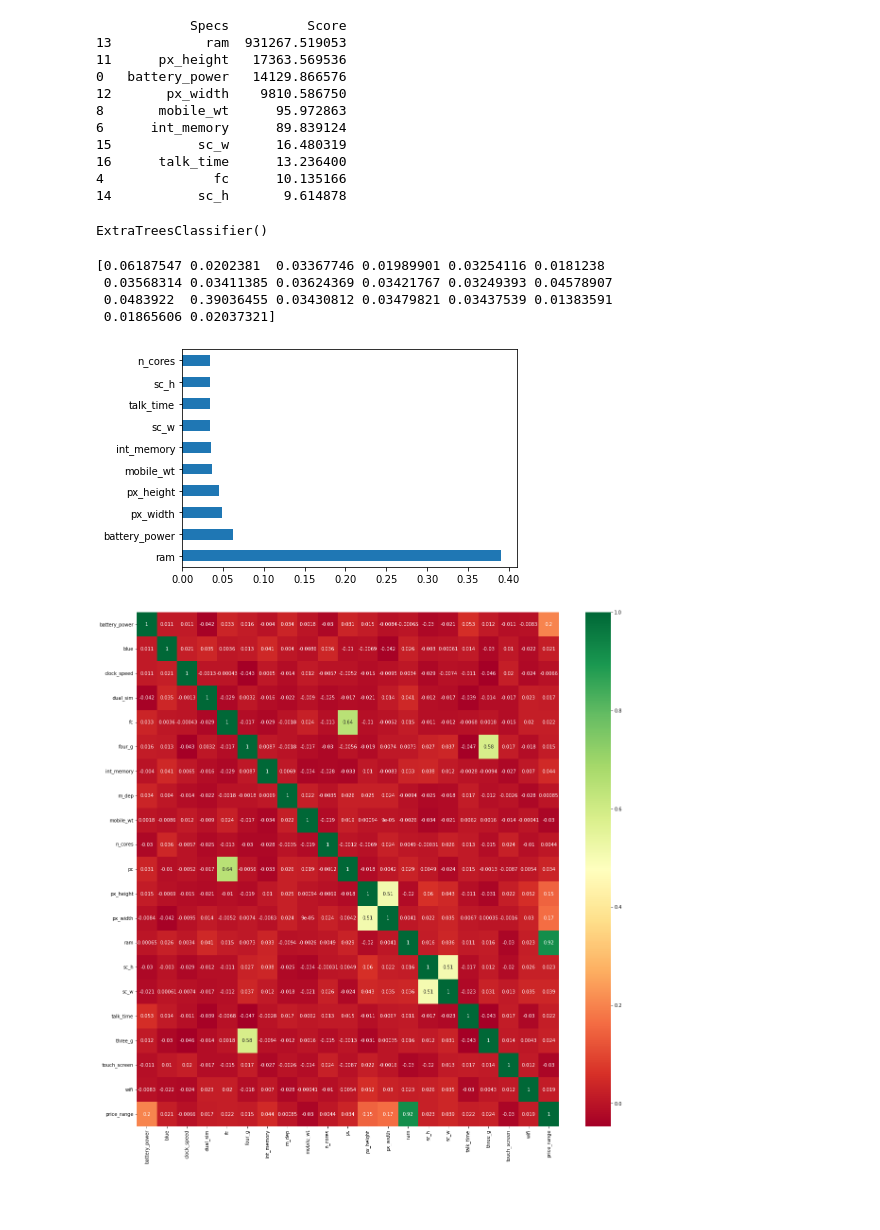
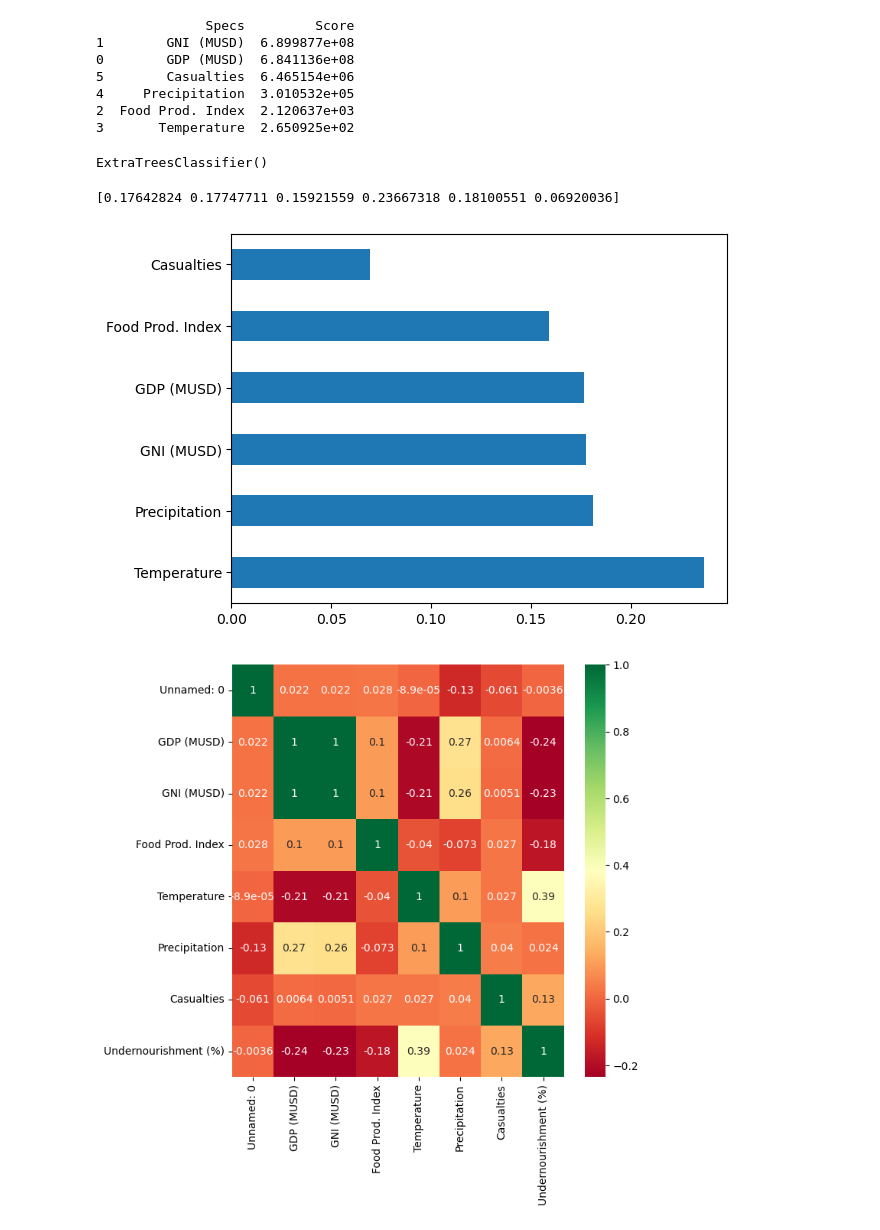
Before and after one commit to sonic171717/undernourishment_prediction, a Jupyter notebook: Models/correlation_one_year_future.ipynb, the cells around one changed output. Saved outputs shown, nothing was run; the diff lists cells and outputs as text; code cells hidden in the pictures; blank space fills up the shorter version.

Commit message:
correlation data

```diff
--- a/Models/correlation_one_year_future.ipynb
+++ b/Models/correlation_one_year_future.ipynb
@@ -16 +13,12 @@ y = data.iloc[:,-1] #target column i.e price range
+# %%
+df = pd.read_csv("Combined_dataset_predict_1year.csv").drop(columns="Unnamed: 0") #.drop(columns=["Unnamed: 0", "GAUL", "M49", "Area", "Year"])
+#df["Casualties"] = df["Casualties"].fillna(0)
+#df["Undernourishment (%)"] = df["Undernourishment (%)"].replace({"<2.5": 0})
+#df["Undernourishment (%)"] = pd.to_numeric(df["Undernourishment (%)"])
+#df = df.dropna()
+df["Undernourishment (%)"] = df["Undernourishment (%)"].apply(lambda x: x*10)
+df["Undernourishment (%)"] = df["Undernourishment (%)"].astype(int)
+
+X = df.iloc[:,0:6] #independent columns
+y = df.iloc[:,-1] #target column i.e price range
 # %%
@@ -57,17 +54,13 @@ featureScores
 # %%
-print(featureScores.nlargest(10,"Score"))  #print 10 best features
+print(featureScores.nlargest(6,"Score"))  #print 10 best features
 # %% [output]
-            Specs          Score
-13            ram  931267.519053
-11      px_height   17363.569536
-0   battery_power   14129.866576
-12       px_width    9810.586750
-8       mobile_wt      95.972863
-6      int_memory      89.839124
-15           sc_w      16.480319
-16      talk_time      13.236400
-4              fc      10.135166
-14           sc_h       9.614878
+              Specs         Score
+1        GNI (MUSD)  6.899877e+08
+0        GDP (MUSD)  6.841136e+08
+5        Casualties  6.465154e+06
+4     Precipitation  3.010532e+05
+2  Food Prod. Index  2.120637e+03
+3       Temperature  2.650925e+02
 # %%
 # Feature Importance
 # You can get the feature importance of each feature of your dataset by using the feature importance property of the model.
@@ -85,17 +78,14 @@ ExtraTreesClassifier()
 # %%
 print(model.feature_importances_) #use inbuilt class feature_importances of tree based classifiers
 # %% [output]
-[0.06187547 0.0202381  0.03367746 0.01989901 0.03254116 0.0181238
- 0.03568314 0.03411385 0.03624369 0.03421767 0.03249393 0.04578907
- 0.0483922  0.39036455 0.03430812 0.03479821 0.03437539 0.01383591
- 0.01865606 0.02037321]
+[0.17642824 0.17747711 0.15921559 0.23667318 0.18100551 0.06920036]
 # %%
 #plot graph of feature importances for better visualization
 feat_importances = pd.Series(model.feature_importances_, index=X.columns)
-feat_importances.nlargest(10).plot(kind='barh')
+feat_importances.nlargest(6).plot(kind='barh')
 plt.show()
 # %% [output]
-[figure, old version]
+[figure, new version]
 # %%
 # Correlation Matrix with Heatmap
 # Correlation states how the features are related to each other or the target variable.
@@ -106,10 +96,10 @@ plt.show()
 # %%
 import seaborn as sns
 #get correlations of each features in dataset
-corrmat = data.corr()
+corrmat = df.corr()
 top_corr_features = corrmat.index
-plt.figure(figsize=(20,20))
+plt.figure(figsize=(7,7))
 #plot heat map
-g=sns.heatmap(data[top_corr_features].corr(),annot=True,cmap="RdYlGn")
+g=sns.heatmap(df[top_corr_features].corr(),annot=True,cmap="RdYlGn")
 # %% [output]
-[figure, old version]
+[figure, new version]
```
Also changed, not shown: parts of 4 cells of this notebook.
